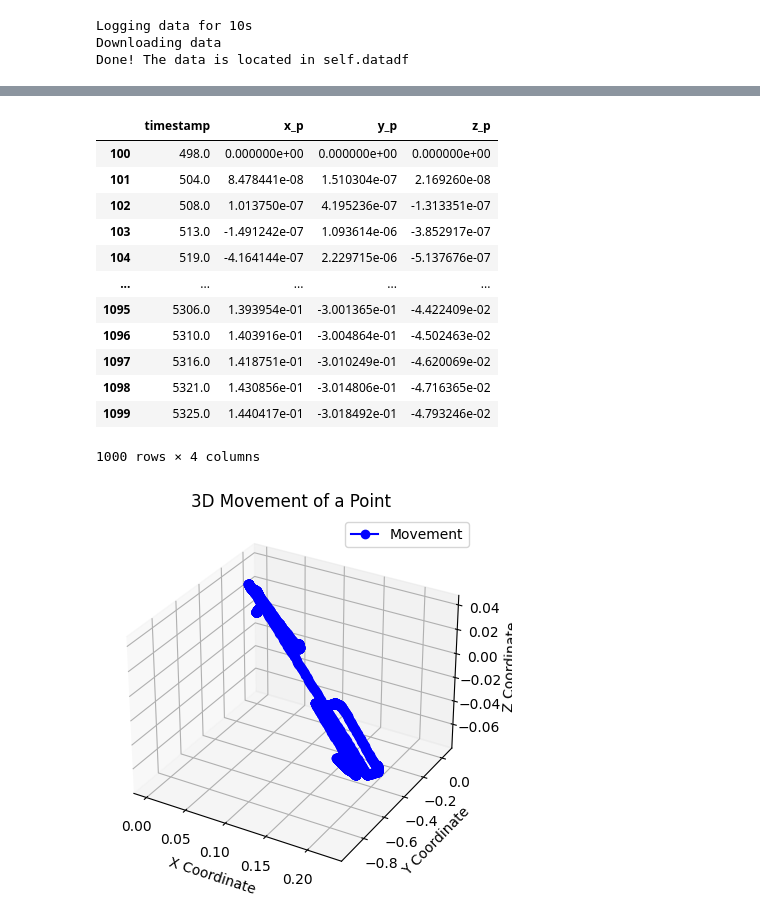
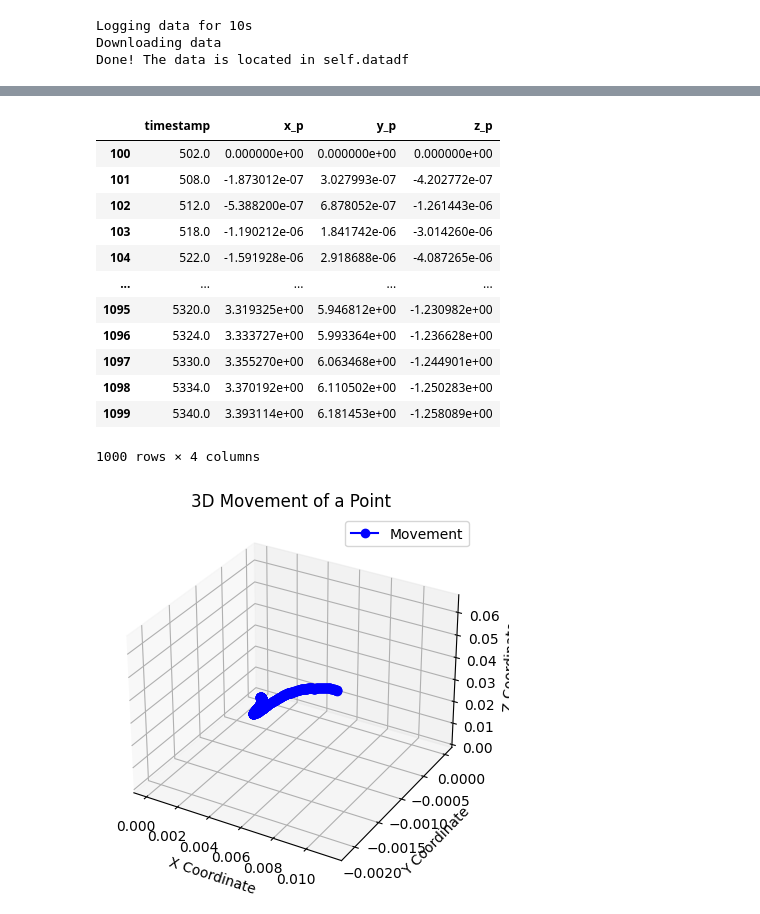
Before and after one commit to jrspan/dobbelsteenbep, a Jupyter notebook: Project files/quaternion orientation estimation kloten.ipynb, the cells around one changed output, grey strips where cells are left out. Cells and saved outputs as stored; diff of their text form; code cells hidden in the pictures.

```diff
--- a/Project files/quaternion orientation estimation kloten.ipynb
+++ b/Project files/quaternion orientation estimation kloten.ipynb
@@ -131,7 +131,7 @@ for i in range(gravDetectTime, len(data['timestamp']) - 1):
     q = quat_mul(q, expq_omega)
     ab = np.array([data['x_acc'][i], data['y_acc'][i], data['z_acc'][i]])
     ab = 9.81 * ab
-    an = rotate_vector(ab, q) - rotate_vector(mean_grav, q)
+    an = rotate_vector(ab, q) - mean_grav
     p = p + dt * v + 0.5 * an * dt ** 2
     v = v + dt * an
     q_list.append(q)
@@ -149,48 +149,48 @@ estimate['z_p'] = p_array[:, 2]
 estimate.head(1000)
 # %% [output]
 |  | timestamp | x_p | y_p | z_p |
-| 100 | 498.0 | 0.000000e+00 | 0.000000e+00 | 0.000000e+00 |
-| 101 | 504.0 | 8.478441e-08 | 1.510304e-07 | 2.169260e-08 |
-| 102 | 508.0 | 1.013750e-07 | 4.195236e-07 | -1.313351e-07 |
-| 103 | 513.0 | -1.491242e-07 | 1.093614e-06 | -3.852917e-07 |
-| 104 | 519.0 | -4.164144e-07 | 2.229715e-06 | -5.137676e-07 |
+| 100 | 502.0 | 0.000000e+00 | 0.000000e+00 | 0.000000e+00 |
+| 101 | 508.0 | -1.873012e-07 | 3.027993e-07 | -4.202772e-07 |
+| 102 | 512.0 | -5.388200e-07 | 6.878052e-07 | -1.261443e-06 |
+| 103 | 518.0 | -1.190212e-06 | 1.841742e-06 | -3.014260e-06 |
+| 104 | 522.0 | -1.591928e-06 | 2.918688e-06 | -4.087265e-06 |
 | ... | ... | ... | ... | ... |
-| 1095 | 5306.0 | 1.393954e-01 | -3.001365e-01 | -4.422409e-02 |
-| 1096 | 5310.0 | 1.403916e-01 | -3.004864e-01 | -4.502463e-02 |
-| 1097 | 5316.0 | 1.418751e-01 | -3.010249e-01 | -4.620069e-02 |
-| 1098 | 5321.0 | 1.430856e-01 | -3.014806e-01 | -4.716365e-02 |
-| 1099 | 5325.0 | 1.440417e-01 | -3.018492e-01 | -4.793246e-02 |
+| 1095 | 5320.0 | 3.319325e+00 | 5.946812e+00 | -1.230982e+00 |
+| 1096 | 5324.0 | 3.333727e+00 | 5.993364e+00 | -1.236628e+00 |
+| 1097 | 5330.0 | 3.355270e+00 | 6.063468e+00 | -1.244901e+00 |
+| 1098 | 5334.0 | 3.370192e+00 | 6.110502e+00 | -1.250283e+00 |
+| 1099 | 5340.0 | 3.393114e+00 | 6.181453e+00 | -1.258089e+00 |
 1000 rows × 4 columns
 # %%
 import matplotlib.pyplot as plt
 from mpl_toolkits.mplot3d import Axes3D
 
 # Example data: Replace these with your actual lists of coordinates
-x_positions = p_array[:, 0]
-y_positions = p_array[:, 1]
-z_positions = p_array[:, 2]
+x_positions = p_array[:500, 0]
+y_positions = p_array[:500, 1]
+z_positions = p_array[:500, 2]
 
 # Create a new figure for the 3D plot
 fig = plt.figure()
 
 # Add a 3D subplot
 ax = fig.add_subplot(111, projection='3d')
 
 # Plot the movement of the point
 ax.plot(x_positions, y_positions, z_positions, marker='o', linestyle='-', color='b', label='Movement')
 
 # Set labels for each axis
 ax.set_xlabel('X Coordinate')
 ax.set_ylabel('Y Coordinate')
 ax.set_zlabel('Z Coordinate')
 
 # Set a title
 ax.set_title('3D Movement of a Point')
 
 # Add a legend
 ax.legend()
 
 # Show the plot
 plt.show()
 # %% [output]
-[figure, old version]
+[figure, new version]
```
Also changed, not shown: parts of 2 cells of this notebook, 1 other file.
